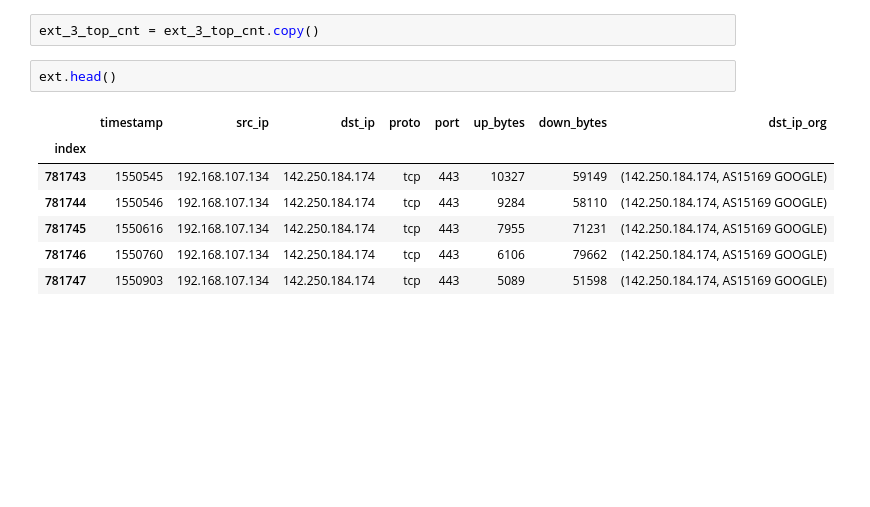
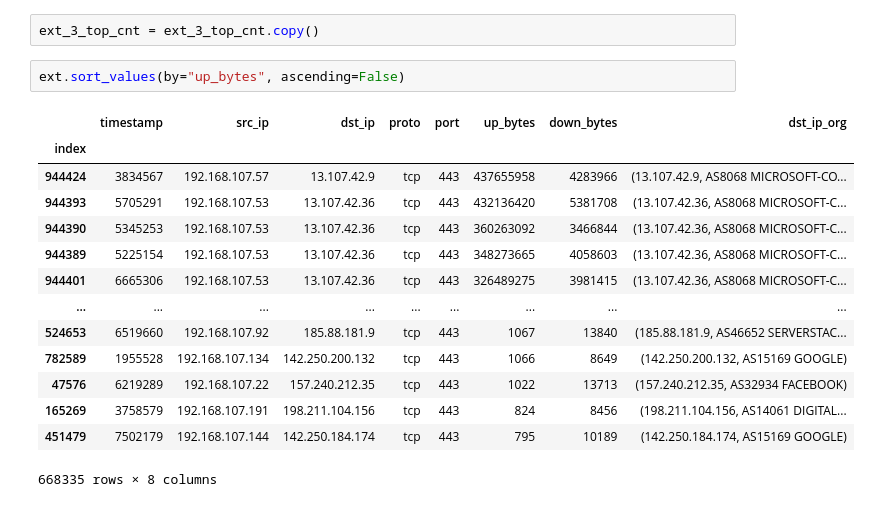
Before and after one commit to Pedro-Lopes-Frisson/srcp2, a Jupyter notebook: TestNormal.ipynb, the cells around one changed output. Saved outputs shown, nothing was run; the diff lists cells and outputs as text; blank space fills up the shorter version.

```diff
--- a/TestNormal.ipynb
+++ b/TestNormal.ipynb
@@ -436,12 +434,19 @@ ext_3_top_cnt = ext.groupby("src_ip")["dst_ip_org"].apply(list).apply(count_lett
 # %%
 ext_3_top_cnt = ext_3_top_cnt.copy()
 # %%
-ext.head()
+ext.sort_values(by="up_bytes", ascending=False)
 # %% [output]
 |  | timestamp | src_ip | dst_ip | proto | port | up_bytes | down_bytes | dst_ip_org |
 | index |  |  |  |  |  |  |  |  |
-| 781743 | 1550545 | 192.168.107.134 | 142.250.184.174 | tcp | 443 | 10327 | 59149 | (142.250.184.174, AS15169 GOOGLE) |
-| 781744 | 1550546 | 192.168.107.134 | 142.250.184.174 | tcp | 443 | 9284 | 58110 | (142.250.184.174, AS15169 GOOGLE) |
-| 781745 | 1550616 | 192.168.107.134 | 142.250.184.174 | tcp | 443 | 7955 | 71231 | (142.250.184.174, AS15169 GOOGLE) |
-| 781746 | 1550760 | 192.168.107.134 | 142.250.184.174 | tcp | 443 | 6106 | 79662 | (142.250.184.174, AS15169 GOOGLE) |
-| 781747 | 1550903 | 192.168.107.134 | 142.250.184.174 | tcp | 443 | 5089 | 51598 | (142.250.184.174, AS15169 GOOGLE) |
+| 944424 | 3834567 | 192.168.107.57 | 13.107.42.9 | tcp | 443 | 437655958 | 4283966 | (13.107.42.9, AS8068 MICROSOFT-CO... |
+| 944393 | 5705291 | 192.168.107.53 | 13.107.42.36 | tcp | 443 | 432136420 | 5381708 | (13.107.42.36, AS8068 MICROSOFT-C... |
+| 944390 | 5345253 | 192.168.107.53 | 13.107.42.36 | tcp | 443 | 360263092 | 3466844 | (13.107.42.36, AS8068 MICROSOFT-C... |
+| 944389 | 5225154 | 192.168.107.53 | 13.107.42.36 | tcp | 443 | 348273665 | 4058603 | (13.107.42.36, AS8068 MICROSOFT-C... |
+| 944401 | 6665306 | 192.168.107.53 | 13.107.42.36 | tcp | 443 | 326489275 | 3981415 | (13.107.42.36, AS8068 MICROSOFT-C... |
+| ... | ... | ... | ... | ... | ... | ... | ... | ... |
+| 524653 | 6519660 | 192.168.107.92 | 185.88.181.9 | tcp | 443 | 1067 | 13840 | (185.88.181.9, AS46652 SERVERSTAC... |
+| 782589 | 1955528 | 192.168.107.134 | 142.250.200.132 | tcp | 443 | 1066 | 8649 | (142.250.200.132, AS15169 GOOGLE) |
+| 47576 | 6219289 | 192.168.107.22 | 157.240.212.35 | tcp | 443 | 1022 | 13713 | (157.240.212.35, AS32934 FACEBOOK) |
+| 165269 | 3758579 | 192.168.107.191 | 198.211.104.156 | tcp | 443 | 824 | 8456 | (198.211.104.156, AS14061 DIGITAL... |
+| 451479 | 7502179 | 192.168.107.144 | 142.250.184.174 | tcp | 443 | 795 | 10189 | (142.250.184.174, AS15169 GOOGLE) |
+668335 rows × 8 columns
```
Also changed, not shown: parts of 21 cells of this notebook, 7 other files.
